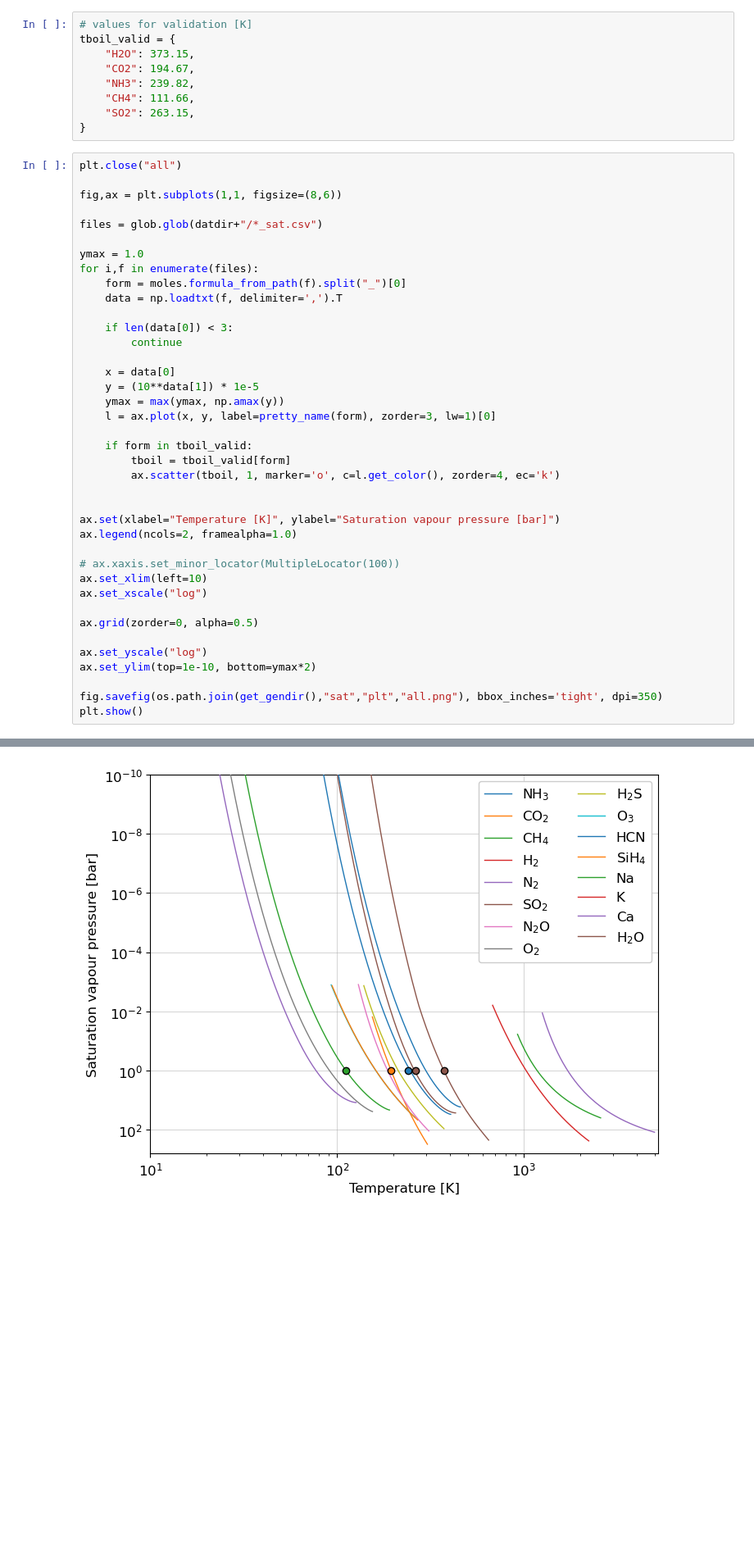
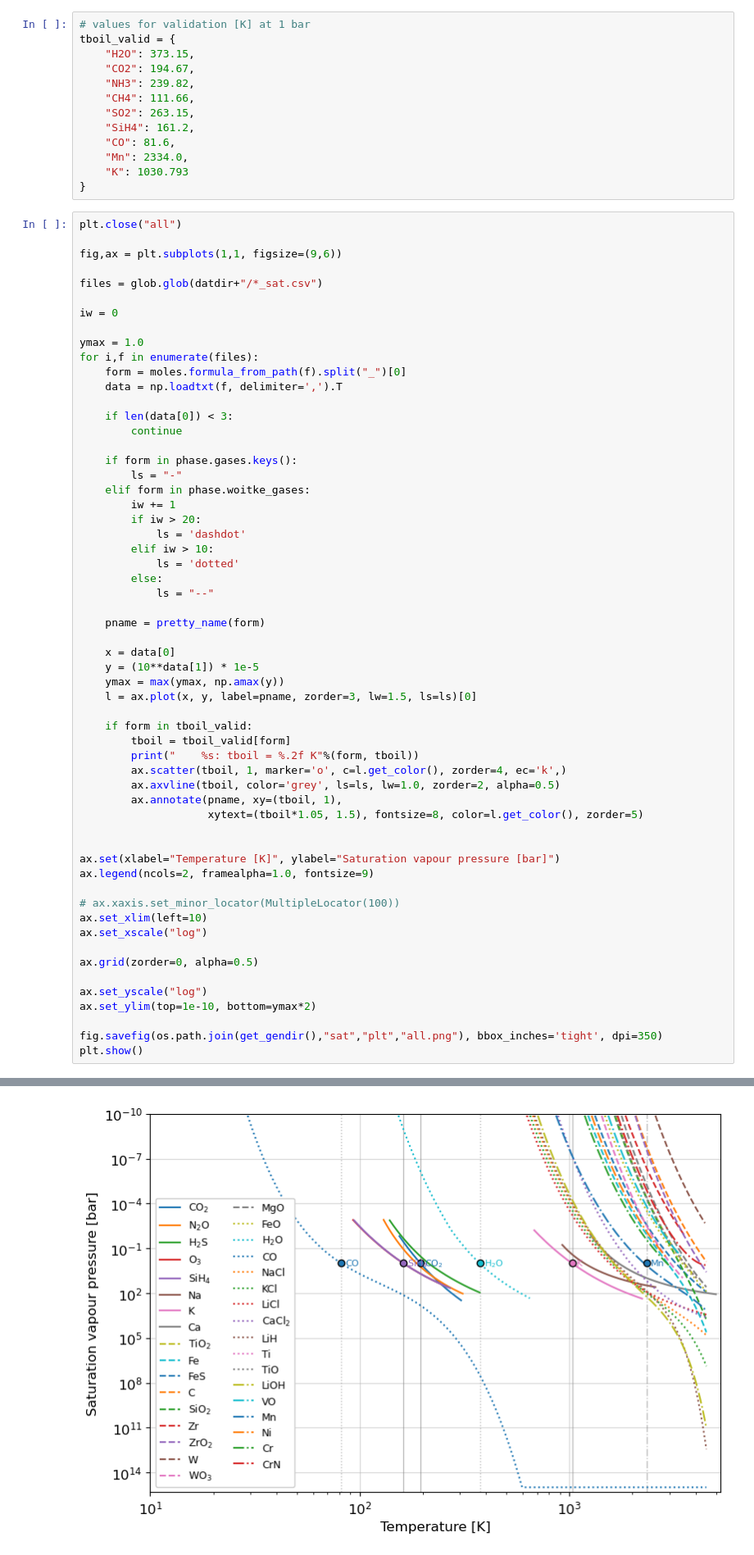
Before and after one commit to nichollsh/ThermoTools, a Jupyter notebook: workflow/04_psat_parse.ipynb, the cells around one changed output, grey strips where cells are left out. Shown at 82% size. Cells and saved outputs as stored; diff of their text form; blank space fills up the shorter version.

Commit message:
Add phase change data from Woitke+2017

```diff
--- a/workflow/04_psat_parse.ipynb
+++ b/workflow/04_psat_parse.ipynb
@@ -101,20 +150,26 @@ arr_p = [water.psat_both(t) for t in t_arr]
 write_csv("H2O",t_arr, arr_p)
 write_tripcrit("H2O", water.T_trip, water.T_crit)
 # %%
-# values for validation [K]
+# values for validation [K] at 1 bar
 tboil_valid = {
     "H2O": 373.15,
     "CO2": 194.67,
     "NH3": 239.82,
     "CH4": 111.66,
     "SO2": 263.15,
+    "SiH4": 161.2,
+    "CO": 81.6,
+    "Mn": 2334.0,
+    "K": 1030.793
 }
 # %%
 plt.close("all")
 
-fig,ax = plt.subplots(1,1, figsize=(8,6))
+fig,ax = plt.subplots(1,1, figsize=(9,6))
 
 files = glob.glob(datdir+"/*_sat.csv")
+
+iw = 0
 
 ymax = 1.0
 for i,f in enumerate(files):
@@ -124,18 +179,35 @@ for i,f in enumerate(files):
     if len(data[0]) < 3:
         continue
 
+    if form in phase.gases.keys():
+        ls = "-"
+    elif form in phase.woitke_gases:
+        iw += 1
+        if iw > 20:
+            ls = 'dashdot'
+        elif iw > 10:
+            ls = 'dotted'
+        else:
+            ls = "--"
+
+    pname = pretty_name(form)
+
     x = data[0]
     y = (10**data[1]) * 1e-5
     ymax = max(ymax, np.amax(y))
-    l = ax.plot(x, y, label=pretty_name(form), zorder=3, lw=1)[0]
+    l = ax.plot(x, y, label=pname, zorder=3, lw=1.5, ls=ls)[0]
 
     if form in tboil_valid:
         tboil = tboil_valid[form]
-        ax.scatter(tboil, 1, marker='o', c=l.get_color(), zorder=4, ec='k')
+        print("    %s: tboil = %.2f K"%(form, tboil))
+        ax.scatter(tboil, 1, marker='o', c=l.get_color(), zorder=4, ec='k',)
+        ax.axvline(tboil, color='grey', ls=ls, lw=1.0, zorder=2, alpha=0.5)
+        ax.annotate(pname, xy=(tboil, 1),
+                    xytext=(tboil*1.05, 1.5), fontsize=8, color=l.get_color(), zorder=5)
 
 
 ax.set(xlabel="Temperature [K]", ylabel="Saturation vapour pressure [bar]")
-ax.legend(ncols=2, framealpha=1.0)
+ax.legend(ncols=2, framealpha=1.0, fontsize=9)
 
 # ax.xaxis.set_minor_locator(MultipleLocator(100))
 ax.set_xlim(left=10)
@@ -152 +230 @@ plt.show()
-[figure, old version]
+[figure, new version]
```
Also changed, not shown: parts of 5 cells of this notebook, 6 other files.
